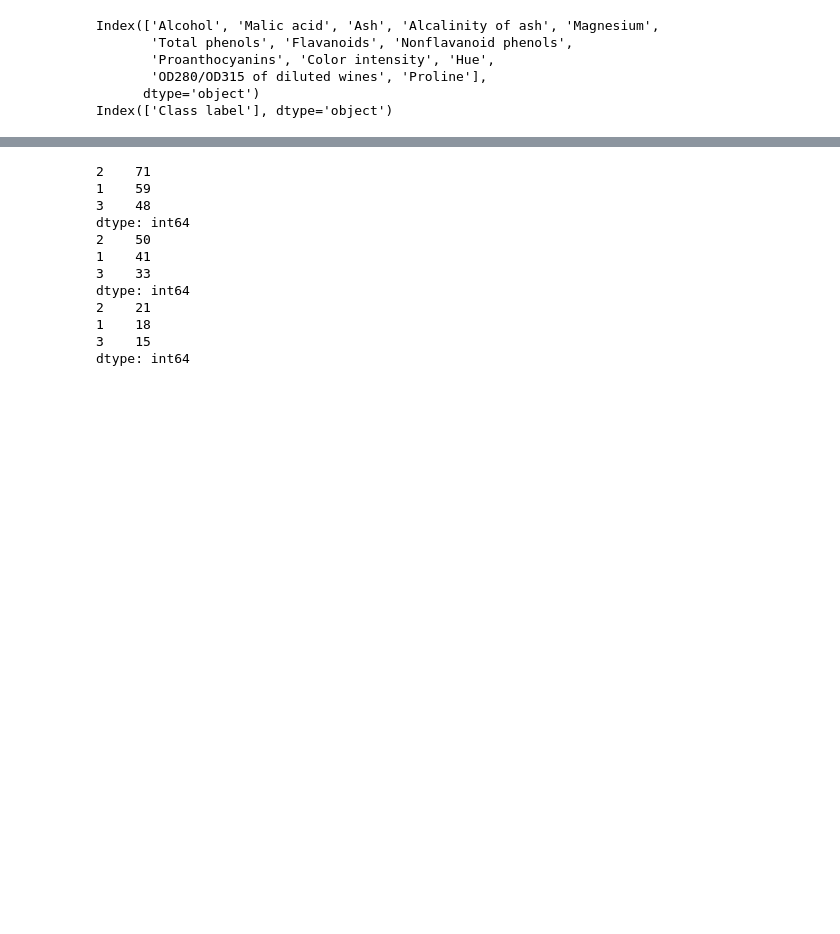
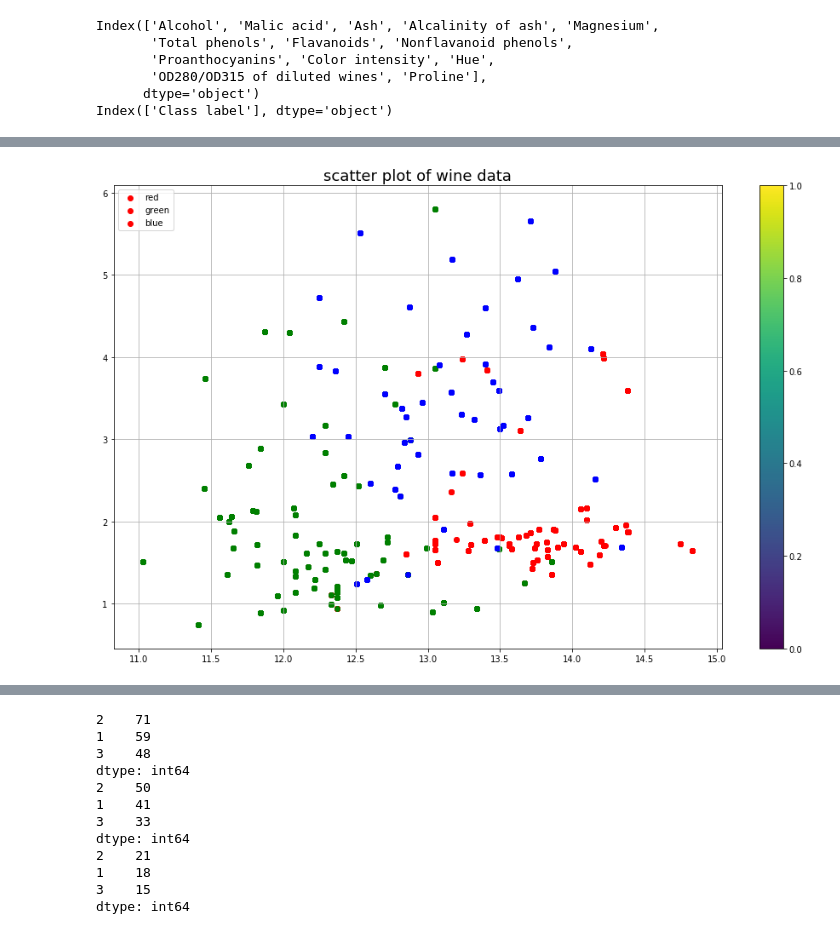
Before and after one commit to rroxy08/CE888, a Jupyter notebook: Lab3/Lab_3.ipynb, the cells around one changed output, grey strips where cells are left out. Cells and saved outputs as stored; diff of their text form; code cells hidden in the pictures; blank space fills up the shorter version.

```diff
--- a/Lab3/Lab_3.ipynb
+++ b/Lab3/Lab_3.ipynb
@@ -342,0 +358,28 @@ Index(['Class label'], dtype='object')
+# %%
+# Task 3
+# Scatter plot data into 3 classes based on True Labaels and plot with legends. Hint: use any two variables
+
+#print(df_wine.values[:,1])
+color=['red','green','blue']
+
+plt.figure(figsize=(16,10))
+plt.title("scatter plot of wine data", fontsize=18)
+plt.grid(True)
+k=1
+for i in range(len(df_wine.values[:,0])):
+  xval=df_wine.values[i:,1]
+  yval=df_wine.values[i:,2]
+
+  j=int(df_wine.values[i,0])-1
+
+  plt.scatter(xval,yval,c=color[j])
+
+plt.legend(df_wine[:],color,loc=2)
+
+plt.savefig('Scatter_wine.png', dpi=300)
+plt.colorbar();  # show color scale
+
+
+plt.show()
+# %% [output]
+[figure, added]
```
Also changed, not shown: parts of 28 cells of this notebook.
